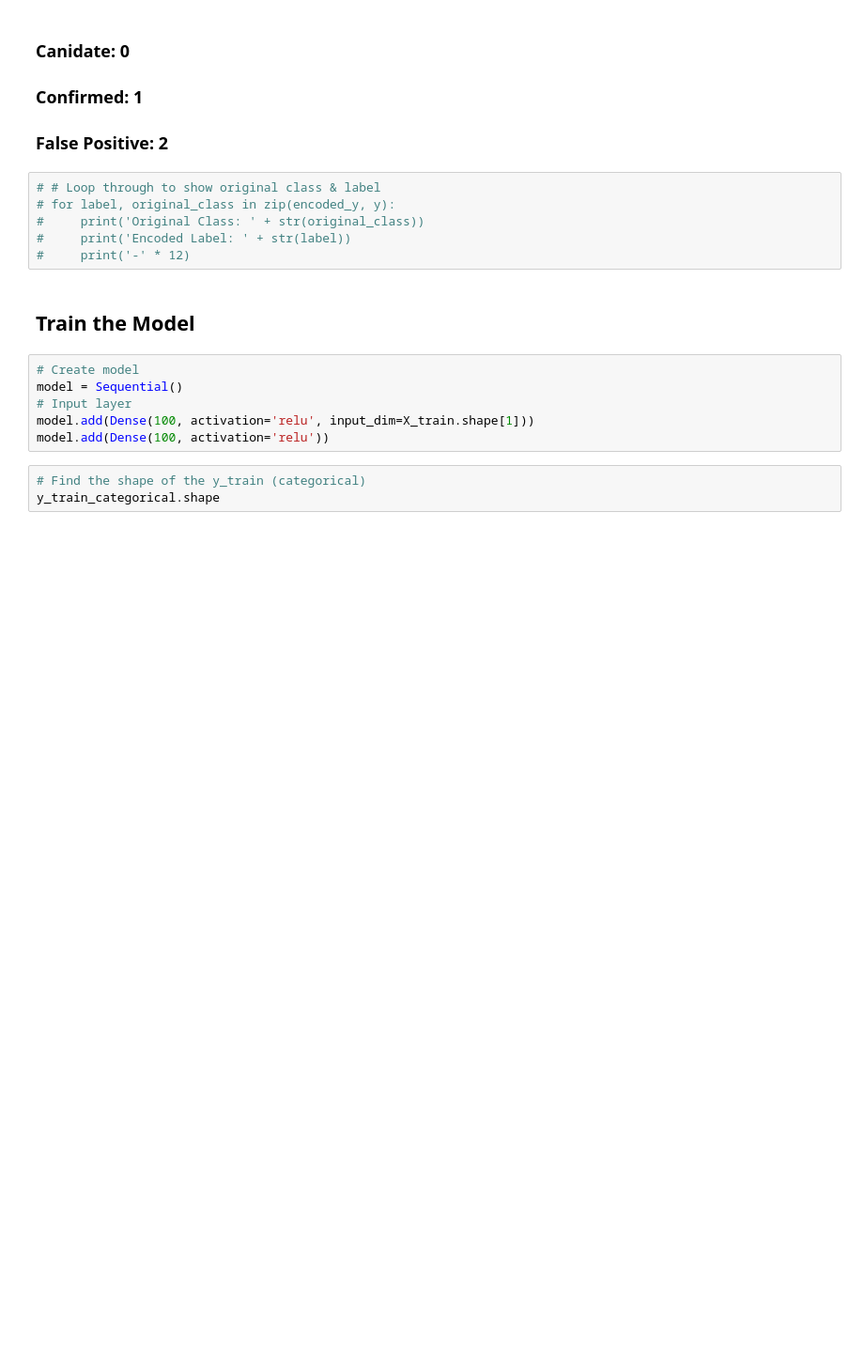
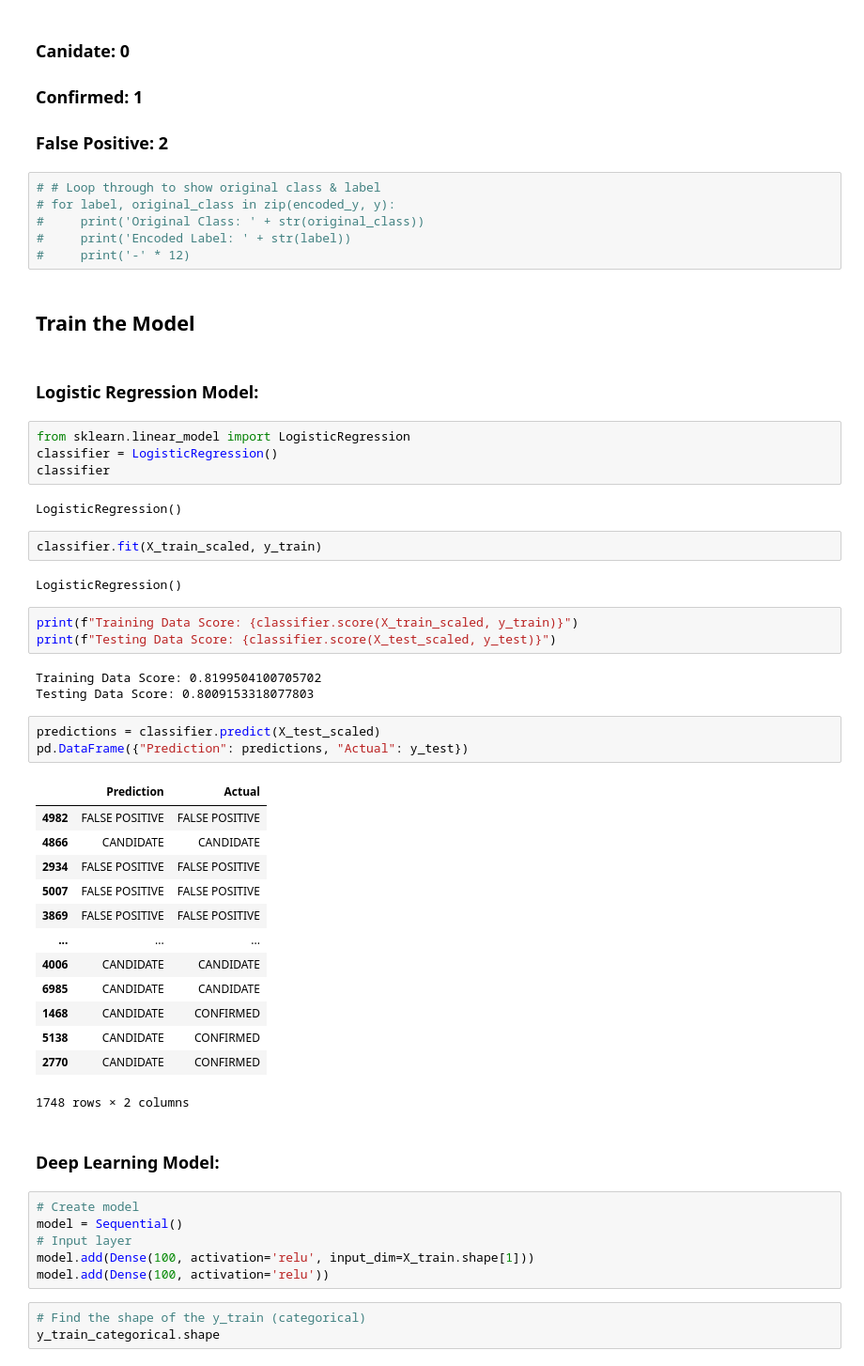
Before and after one commit to juliabrunett/machine-learning-challenge, a Jupyter notebook: model_1.ipynb, the cells around one changed output. Shown at 94% size. Drawn from its saved outputs; the diff is of its cells as text; blank space fills up the shorter version.

Commit message:
Added Logistic Regression

```diff
--- a/model_1.ipynb
+++ b/model_1.ipynb
@@ -79,6 +136,43 @@ y_test_categorical = to_categorical(encoded_y_test)
 #     print('-' * 12)
 # %% [markdown]
 ## Train the Model
+# %% [markdown]
+### Logistic Regression Model:
+# %%
+from sklearn.linear_model import LogisticRegression
+classifier = LogisticRegression()
+classifier
+# %% [output]
+LogisticRegression()
+# %%
+classifier.fit(X_train_scaled, y_train)
+# %% [output]
+LogisticRegression()
+# %%
+print(f"Training Data Score: {classifier.score(X_train_scaled, y_train)}")
+print(f"Testing Data Score: {classifier.score(X_test_scaled, y_test)}")
+# %% [output]
+Training Data Score: 0.8199504100705702
+Testing Data Score: 0.8009153318077803
+# %%
+predictions = classifier.predict(X_test_scaled)
+pd.DataFrame({"Prediction": predictions, "Actual": y_test})
+# %% [output]
+|  | Prediction | Actual |
+| 4982 | FALSE POSITIVE | FALSE POSITIVE |
+| 4866 | CANDIDATE | CANDIDATE |
+| 2934 | FALSE POSITIVE | FALSE POSITIVE |
+| 5007 | FALSE POSITIVE | FALSE POSITIVE |
+| 3869 | FALSE POSITIVE | FALSE POSITIVE |
+| ... | ... | ... |
+| 4006 | CANDIDATE | CANDIDATE |
+| 6985 | CANDIDATE | CANDIDATE |
+| 1468 | CANDIDATE | CONFIRMED |
+| 5138 | CANDIDATE | CONFIRMED |
+| 2770 | CANDIDATE | CONFIRMED |
+1748 rows × 2 columns
+# %% [markdown]
+### Deep Learning Model:
 # %%
 # Create model
 model = Sequential()
```
Also changed, not shown: parts of 5 cells of this notebook.
